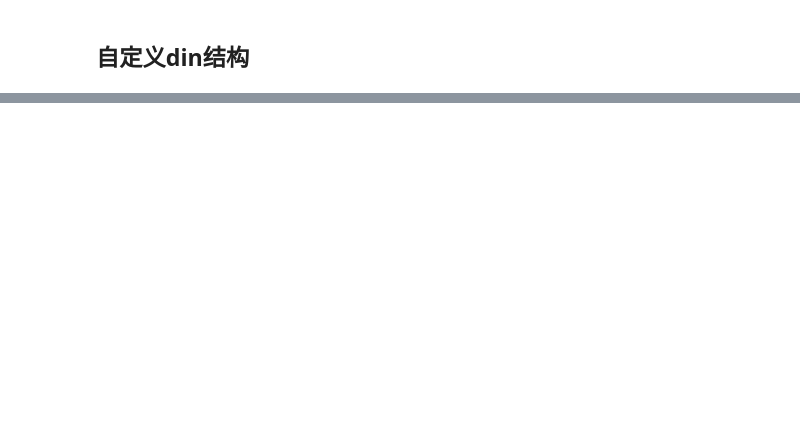
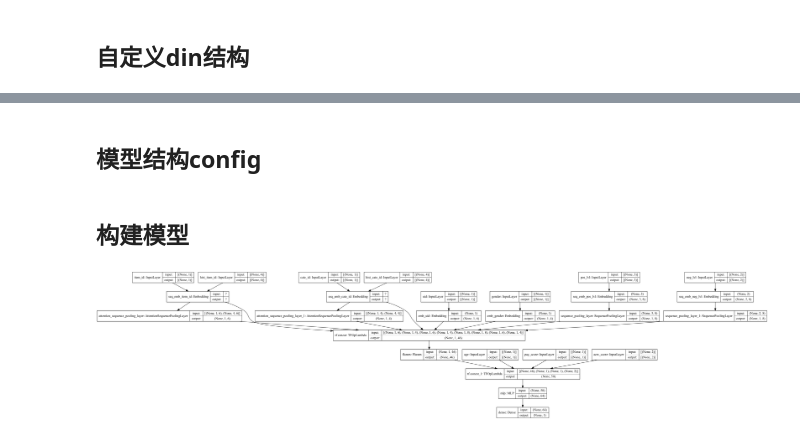
Before and after one commit to philharmonic77/deep_interest_network, a Jupyter notebook: 1-notebook demo/deep_interest_network_demo_v2.ipynb, the cells around one changed output, grey strips where cells are left out. Drawn from its saved outputs; the diff is of its cells as text; code cells hidden in the pictures; blank space fills up the shorter version.

```diff
--- a/1-notebook demo/deep_interest_network_demo_v2.ipynb
+++ b/1-notebook demo/deep_interest_network_demo_v2.ipynb
@@ -398,0 +553,3 @@ class AttentionSequencePoolingLayer(Layer):
+# %%
+input_features = build_keras_input(feature_config)
+print("The num of features:", len(input_features))
@@ -398,0 +593,34 @@ class AttentionSequencePoolingLayer(Layer):
+# %%
+def get_embedding_result(config, input_features, emb_layers):
+    result = OrderedDict()
+    for name, fc in config.items():
+        if fc.emb_name is not None:
+            result[fc.name] = emb_layers[fc.emb_name](input_features[fc.name])
+        else:
+            result[fc.name] = input_features[fc.name]
+    return result
+
+all_features = get_embedding_result(feature_config, input_features, emb_layers)
+# %% [markdown]
+## 模型结构config
+# %%
+model_config = {
+    "user_feat": ["uid", "gender", "age", "pay_score", "actv_score", "pos_lvl", "neg_lvl"],
+    "item_feat": ["item_id", "cate_id"],
+    "din": ["hist_item_id|item_id", "hist_cate_id|cate_id"], # 这里必须是seq特征｜item特征
+    "din_config": {
+        "hidden_units": (64, 32),
+        "activation": "sigmoid",
+    },
+    "mlp_config": {
+        "hidden_units": (128, 64, 64),
+        "activation": "relu",
+        "use_bn": True,
+        "dropout_rate": 0.2,
+        "l2_reg": 0
+    },
+    "loss": "logloss",
+    "target": "binary"
+}
+# %% [markdown]
+## 构建模型
@@ -398,0 +684,8 @@ class AttentionSequencePoolingLayer(Layer):
+# %%
+inputs = list(input_features.values())
+output = build_output(model_config, all_features)
+model = keras.Model(inputs=inputs, outputs=output)
+# %%
+keras.utils.plot_model(model, "simple_din_model.png", show_shapes=True)
+# %% [output]
+[figure, added]
```
Also changed, not shown: parts of 45 cells of this notebook, 1 other file.
